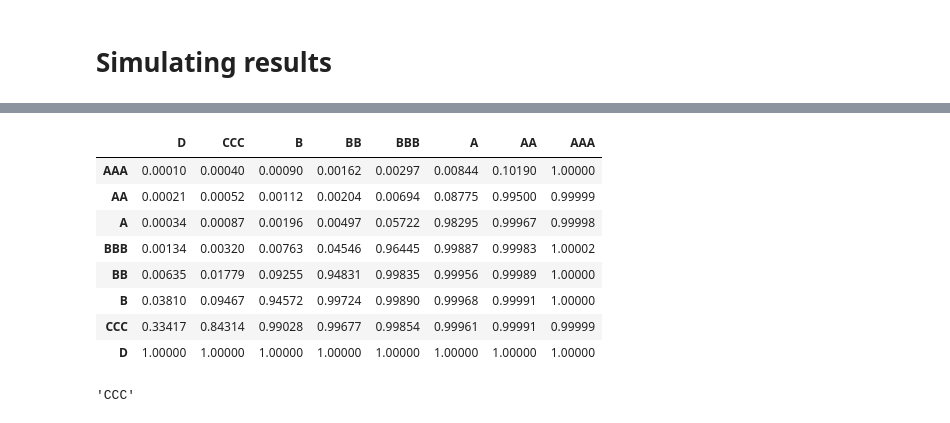
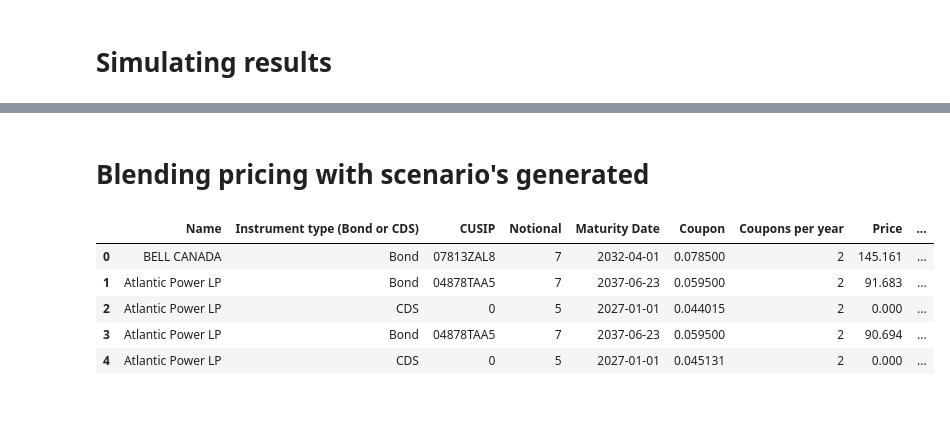
Before and after one commit to rwyung/MFM-714-Project, a Jupyter notebook: testik.ipynb, the cells around one changed output, grey strips where cells are left out. Cells and saved outputs as stored; diff of their text form; code cells hidden in the pictures.

```diff
--- a/testik.ipynb
+++ b/testik.ipynb
@@ -316,5 +313,5 @@ def routine_price(portfolio,yc):
 
     pass
 # %%
-temp_yc = adjust_yield_curve(port,yc)
+yc_1 = adjust_yield_curve(port,yc)
 temp_yc_1year_fws = adjust_yield_curve(port,yc,time_lead=1)
@@ -592,13 +541,0 @@ result_f.head()
-# %%
-temp_cdftrans = trans[trans.columns[::-1]].cumsum(axis=1)
-temp_cdftrans
-# %% [output]
-|  | D | CCC | B | BB | BBB | A | AA | AAA |
-| AAA | 0.00010 | 0.00040 | 0.00090 | 0.00162 | 0.00297 | 0.00844 | 0.10190 | 1.00000 |
-| AA | 0.00021 | 0.00052 | 0.00112 | 0.00204 | 0.00694 | 0.08775 | 0.99500 | 0.99999 |
-| A | 0.00034 | 0.00087 | 0.00196 | 0.00497 | 0.05722 | 0.98295 | 0.99967 | 0.99998 |
-| BBB | 0.00134 | 0.00320 | 0.00763 | 0.04546 | 0.96445 | 0.99887 | 0.99983 | 1.00002 |
-| BB | 0.00635 | 0.01779 | 0.09255 | 0.94831 | 0.99835 | 0.99956 | 0.99989 | 1.00000 |
-| B | 0.03810 | 0.09467 | 0.94572 | 0.99724 | 0.99890 | 0.99968 | 0.99991 | 1.00000 |
-| CCC | 0.33417 | 0.84314 | 0.99028 | 0.99677 | 0.99854 | 0.99961 | 0.99991 | 0.99999 |
-| D | 1.00000 | 1.00000 | 1.00000 | 1.00000 | 1.00000 | 1.00000 | 1.00000 | 1.00000 |
@@ -611,4 +542,14 @@ def look_for_rating(x, cdftrans, initial_rating):
-# %%
-look_for_rating(0.2,temp_cdftrans,"B")
-# %% [output]
-'CCC'
+# %% [markdown]
+# Blending pricing with scenario's generated
+# %%
+temp3 = temp2.copy()
+temp3.reset_index(inplace=True)
+
+temp3.head()
+# %% [output]
+|  | Name | Instrument type (Bond or CDS) | CUSIP | Notional | Maturity Date | Coupon | Coupons per year | Price | ... |
+| 0 | BELL CANADA | Bond | 07813ZAL8 | 7 | 2032-04-01 | 0.078500 | 2 | 145.161 | ... |
+| 1 | Atlantic Power LP | Bond | 04878TAA5 | 7 | 2037-06-23 | 0.059500 | 2 | 91.683 | ... |
+| 2 | Atlantic Power LP | CDS | 0 | 5 | 2027-01-01 | 0.044015 | 2 | 0.000 | ... |
+| 3 | Atlantic Power LP | Bond | 04878TAA5 | 7 | 2037-06-23 | 0.059500 | 2 | 90.694 | ... |
+| 4 | Atlantic Power LP | CDS | 0 | 5 | 2027-01-01 | 0.045131 | 2 | 0.000 | ... |
```
Also changed, not shown: parts of 44 cells of this notebook, 2 other files.
